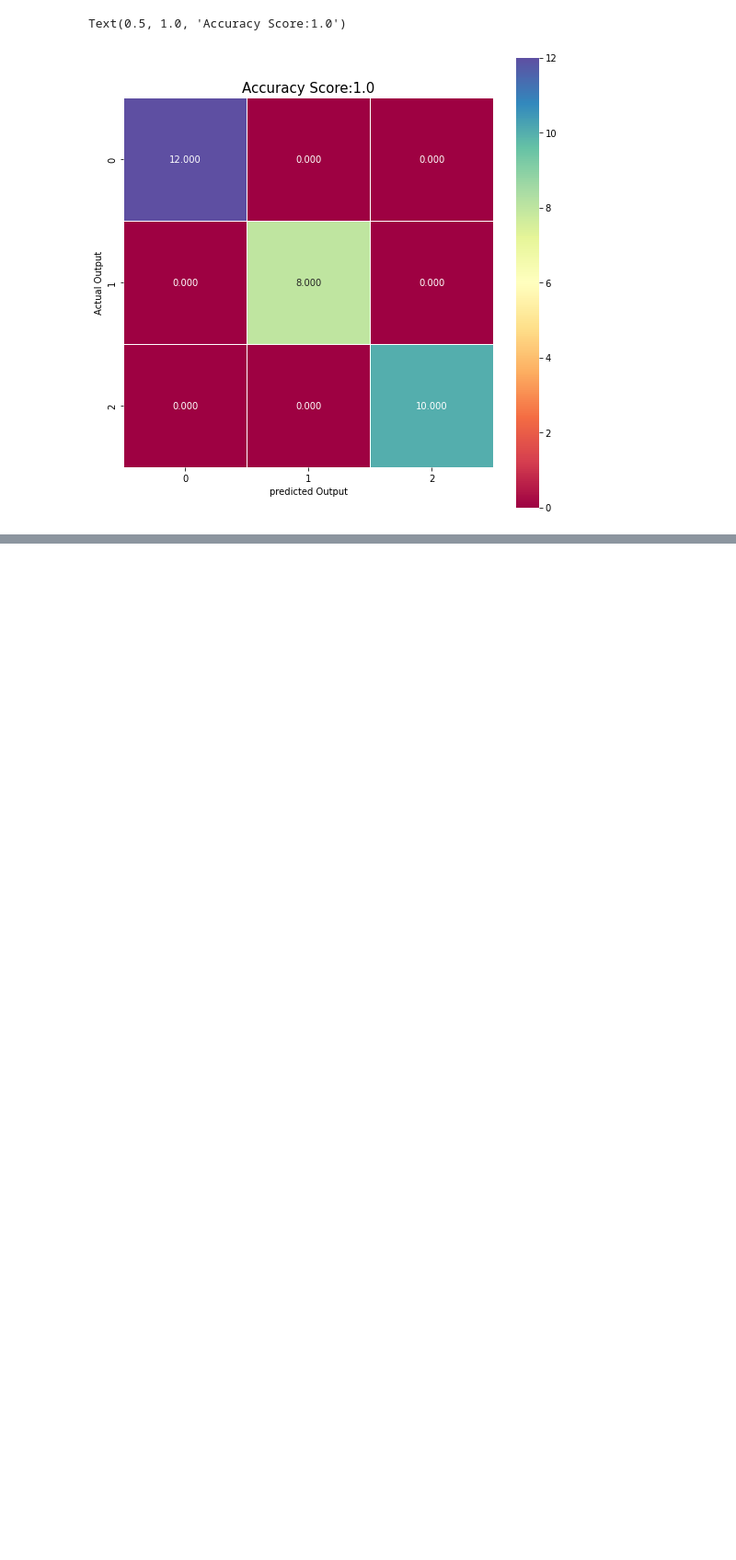
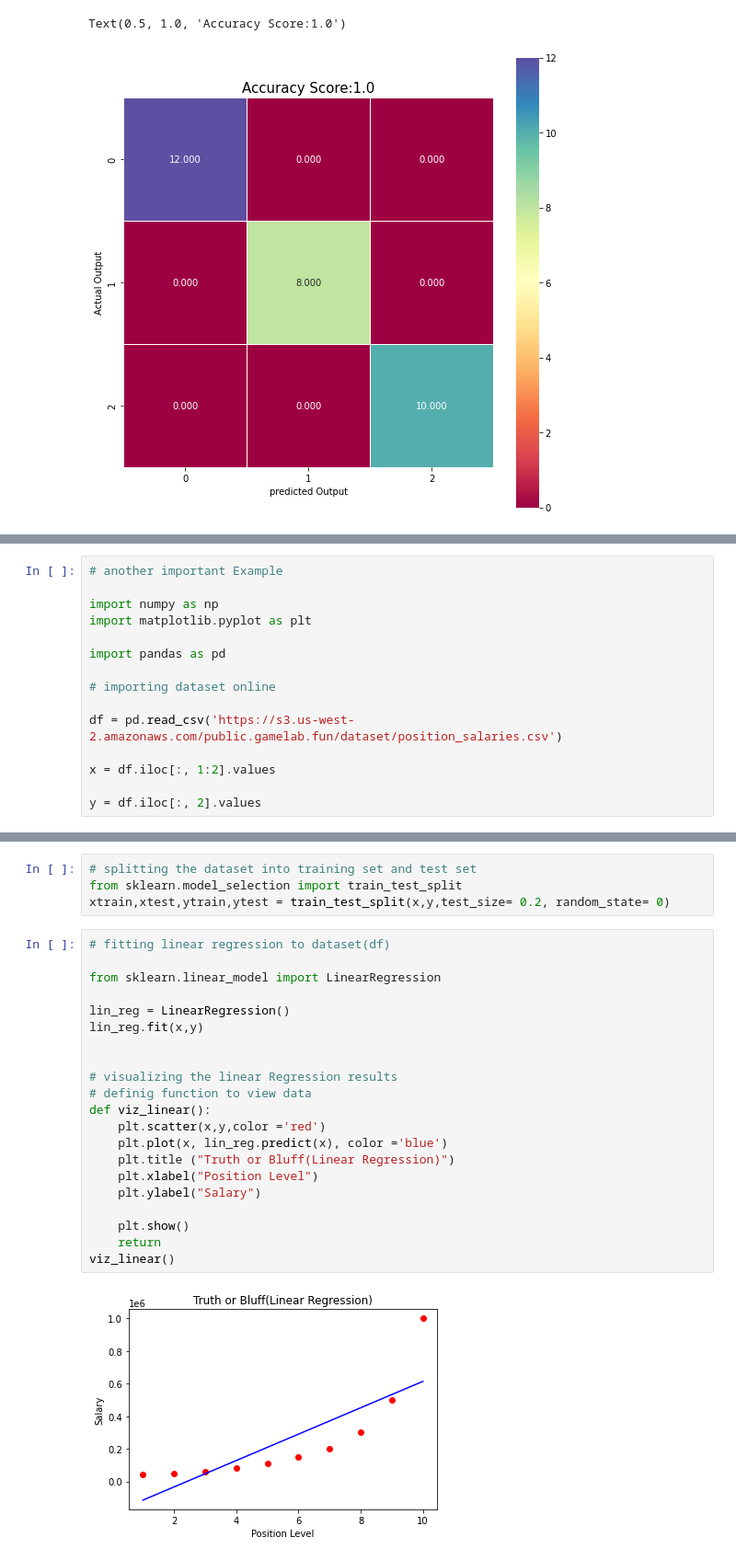
Before and after one commit to dilshad-geol/Data-Science-with-Python, a Jupyter notebook: 00_Everthing_in_Complete_Notebook.ipynb, the cells around one changed output, grey strips where cells are left out. Shown at 92% size. Saved outputs shown, nothing was run; the diff lists cells and outputs as text; blank space fills up the shorter version.

Commit message:
Day 27 : Completed Polynomial Regression in Machine Learning

```diff
--- a/00_Everthing_in_Complete_Notebook.ipynb
+++ b/00_Everthing_in_Complete_Notebook.ipynb
@@ -5617,0 +5718,15 @@ Text(0.5, 1.0, 'Accuracy Score:1.0')
+# %%
+# another important Example
+
+import numpy as np
+import matplotlib.pyplot as plt
+
+import pandas as pd
+
+# importing dataset online
+
+df = pd.read_csv('https://s3.us-west-2.amazonaws.com/public.gamelab.fun/dataset/position_salaries.csv')
+
+x = df.iloc[:, 1:2].values
+
+y = df.iloc[:, 2].values
@@ -5617,0 +5742,27 @@ Text(0.5, 1.0, 'Accuracy Score:1.0')
+# %%
+# splitting the dataset into training set and test set
+from sklearn.model_selection import train_test_split
+xtrain,xtest,ytrain,ytest = train_test_split(x,y,test_size= 0.2, random_state= 0)
+# %%
+# fitting linear regression to dataset(df)
+
+from sklearn.linear_model import LinearRegression
+
+lin_reg = LinearRegression()
+lin_reg.fit(x,y)
+
+
+# visualizing the linear Regression results
+# definig function to view data
+def viz_linear():
+    plt.scatter(x,y,color ='red')
+    plt.plot(x, lin_reg.predict(x), color ='blue')
+    plt.title ("Truth or Bluff(Linear Regression)")
+    plt.xlabel("Position Level")
+    plt.ylabel("Salary")
+
+    plt.show()
+    return
+viz_linear()
+# %% [output]
+[figure, added]
```
Also changed, not shown: parts of 13 cells of this notebook, 1 other file.
